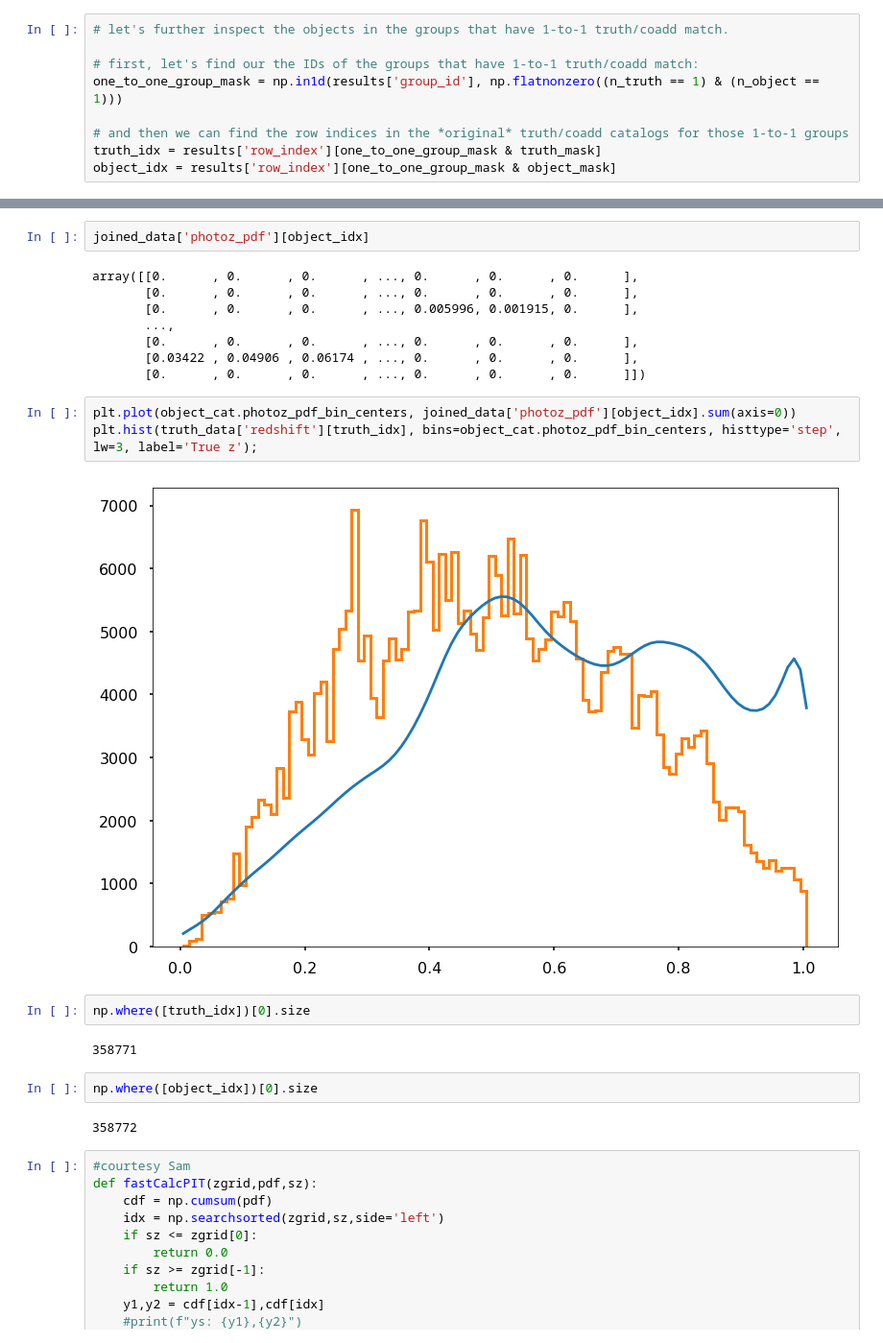
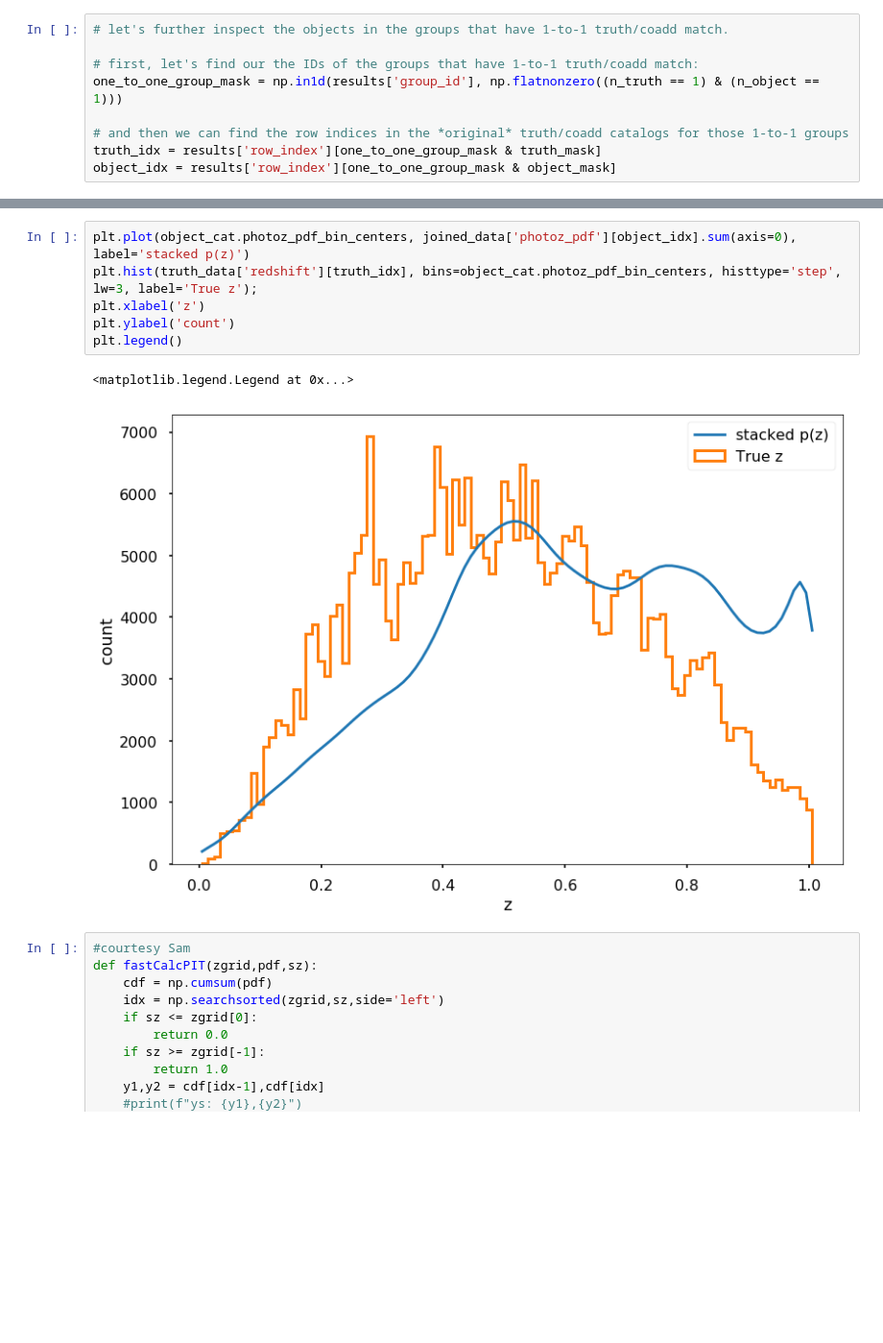
Before and after one commit to LSSTDESC/pz_blend, a Jupyter notebook: notebooks/matching_fof_bpz_wl_cuts.ipynb, the cells around one changed output, grey strips where cells are left out. Shown: that part at 96% size. Cells and saved outputs as stored; diff of their text form; blank space fills up the shorter version.

```diff
--- a/notebooks/matching_fof_bpz_wl_cuts.ipynb
+++ b/notebooks/matching_fof_bpz_wl_cuts.ipynb
@@ -204,29 +205,15 @@ plt.ylabel('z_bpz')
 plt.show()
 # %% [output]
 [figure]
-# %%
-joined_data['photoz_pdf'][object_idx]
-# %% [output]
-array([[0.      , 0.      , 0.      , ..., 0.      , 0.      , 0.      ],
-       [0.      , 0.      , 0.      , ..., 0.      , 0.      , 0.      ],
-       [0.      , 0.      , 0.      , ..., 0.005996, 0.001915, 0.      ],
-       ...,
-       [0.      , 0.      , 0.      , ..., 0.      , 0.      , 0.      ],
-       [0.03422 , 0.04906 , 0.06174 , ..., 0.      , 0.      , 0.      ],
-       [0.      , 0.      , 0.      , ..., 0.      , 0.      , 0.      ]])
 # %%
-plt.plot(object_cat.photoz_pdf_bin_centers, joined_data['photoz_pdf'][object_idx].sum(axis=0))
+plt.plot(object_cat.photoz_pdf_bin_centers, joined_data['photoz_pdf'][object_idx].sum(axis=0), label='stacked p(z)')
 plt.hist(truth_data['redshift'][truth_idx], bins=object_cat.photoz_pdf_bin_centers, histtype='step', lw=3, label='True z');
+plt.xlabel('z')
+plt.ylabel('count')
+plt.legend()
 # %% [output]
+<matplotlib.legend.Legend at 0x...>
-[figure, old version]
+[figure, new version]
-# %%
-np.where([truth_idx])[0].size
-# %% [output]
-358771
-# %%
-np.where([object_idx])[0].size
-# %% [output]
-358772
 # %%
 #courtesy Sam
 def fastCalcPIT(zgrid,pdf,sz):
```
Also changed, not shown: parts of 3 cells of this notebook.
